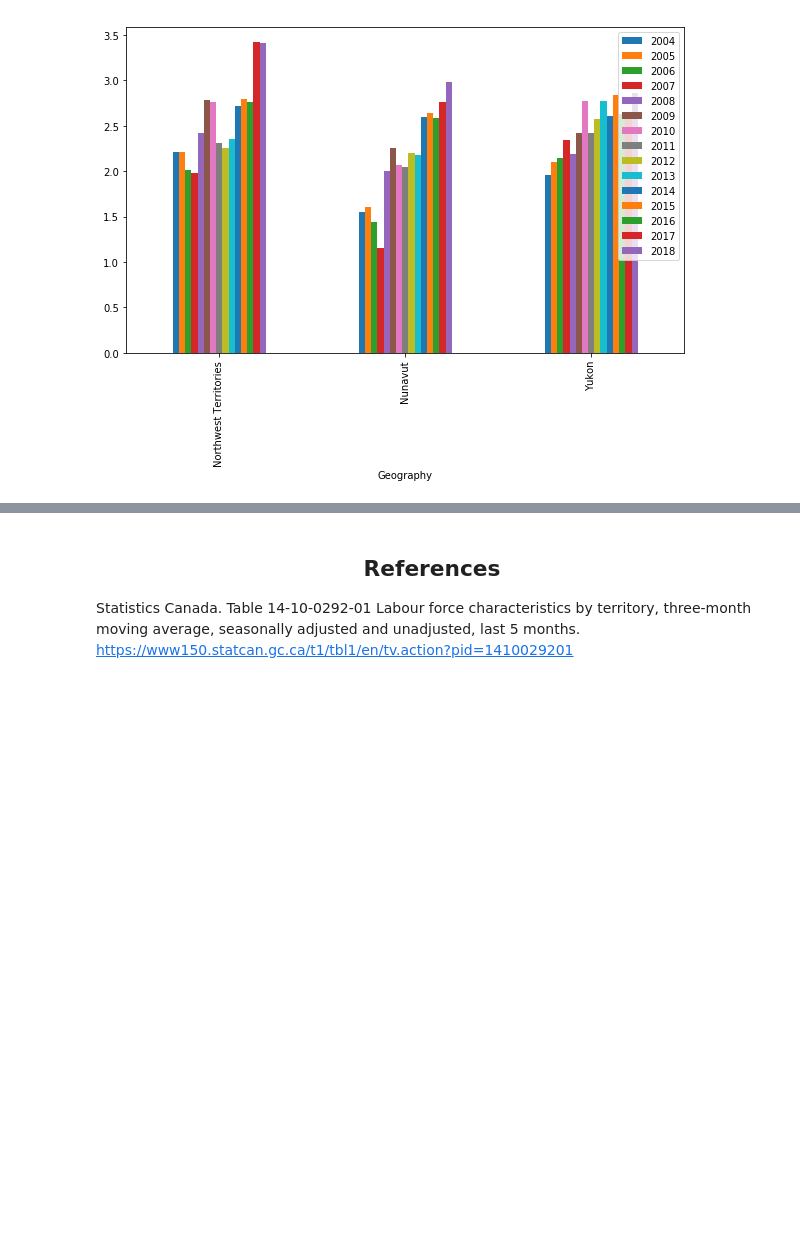
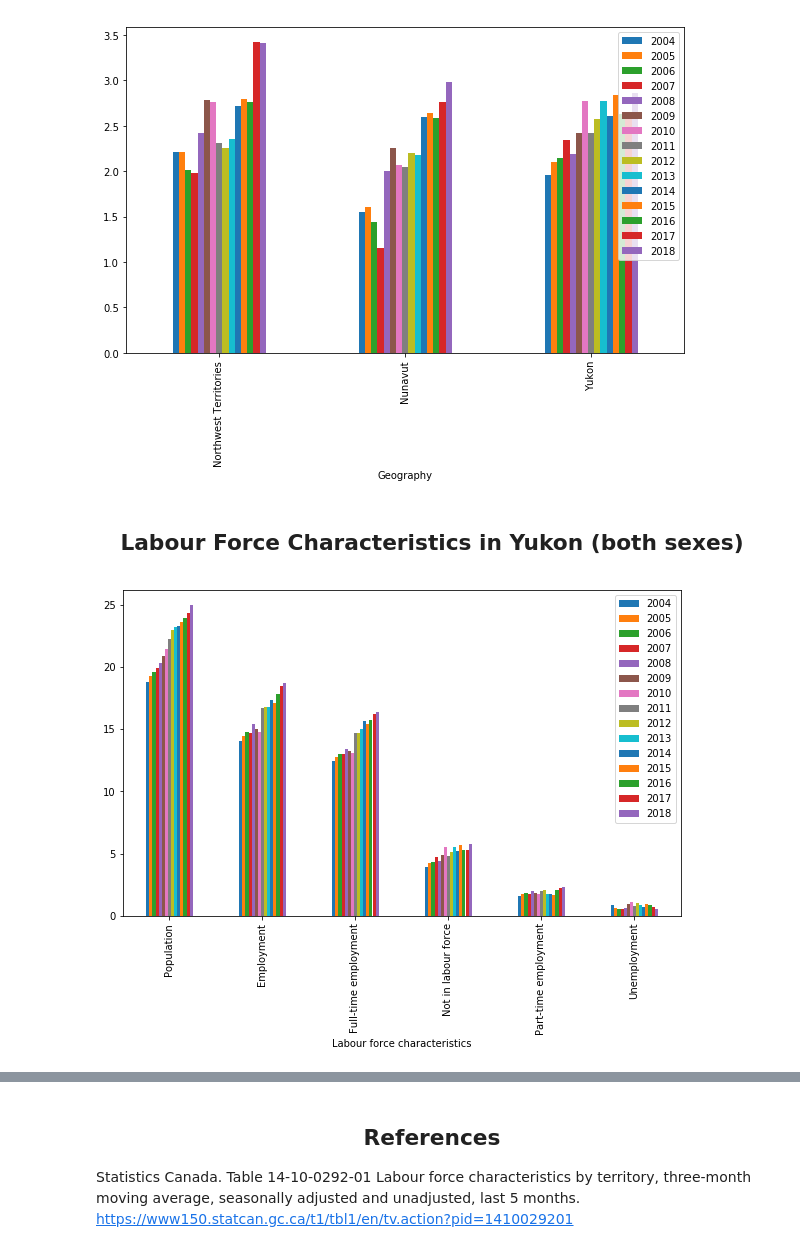
Before and after one commit to callysto/notebook-templates, a Jupyter notebook: Python_Packages_Investigations/STATS_CAN_API/Demo_Package/Stats_Can_Visualizing.ipynb, the cells around one changed output, grey strips where cells are left out. Drawn from its saved outputs; the diff is of its cells as text; code cells hidden in the pictures; blank space fills up the shorter version.

Commit message:
VIsualize labour force characteristics across loc

```diff
--- a/Python_Packages_Investigations/STATS_CAN_API/Demo_Package/Stats_Can_Visualizing.ipynb
+++ b/Python_Packages_Investigations/STATS_CAN_API/Demo_Package/Stats_Can_Visualizing.ipynb
@@ -461,0 +497,29 @@ pd.pivot_table(all_regions,index=['Geography'],
+# %%
+by_type_yuk = pd.concat([yuk_pop,#nt_pop,nun_pop,\
+                    yuk_emp,#nt_emp,nun_emp,\
+                    yuk_unemp,#nt_unemp,nun_unemp,\
+                    yuk_nlf,#nt_nlf,nun_nlf,\
+                    yuk_ft,#nt_ft,nun_ft,\
+                    yuk_pt])#,nt_pt,nun_pt])
+by_type_nt = pd.concat([nt_pop,#nun_pop,\
+                    nt_emp,#nun_emp,\
+                    nt_unemp,#nun_unemp,\
+                    nt_nlf,#nun_nlf,\
+                    nt_ft,#nun_ft,\
+                    nt_pt])#,nun_pt])
+
+by_type_nun = pd.concat([nun_pop,\
+                    nun_emp,\
+                    nun_unemp,\
+                    nun_nlf,\
+                    nun_ft,\
+                    nun_pt])
+# %% [markdown]
+<h2 align='center'>Labour Force Characteristics in Yukon (both sexes)</h2>
+# %%
+a = pd.pivot_table(by_type_yuk,index=['Labour force characteristics'],
+               aggfunc = 'mean',
+               values = [str(2004 + i) for i in range(15)]).sort_values(by=['2018'],
+                ascending=[False]).plot(kind='bar', figsize=(10,6));
+# %% [output]
+[figure, added]
```
Also changed, not shown: parts of 9 cells of this notebook.
